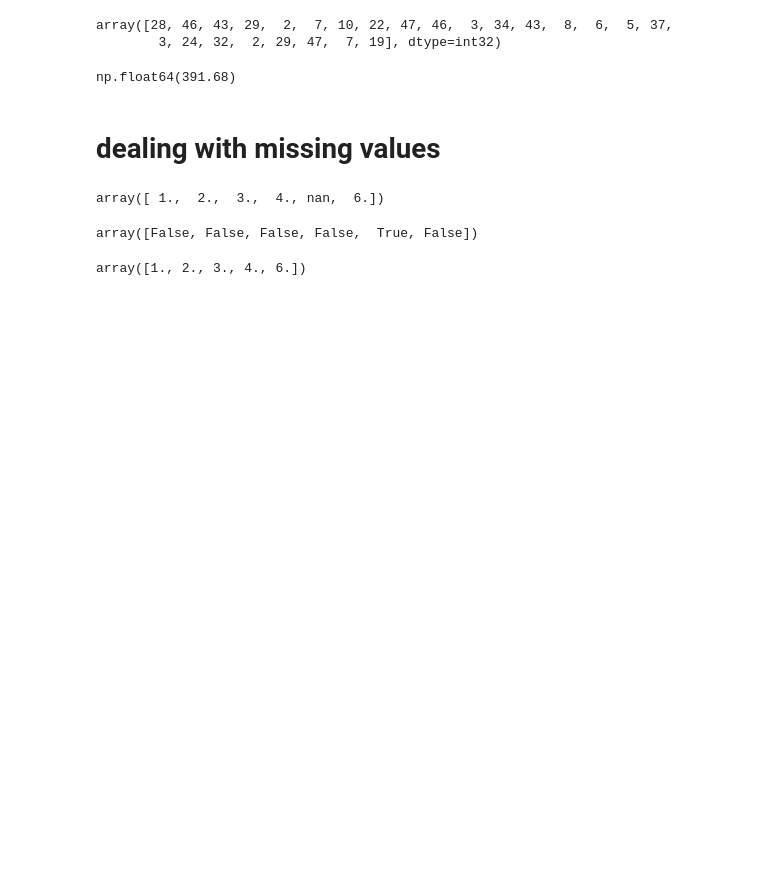
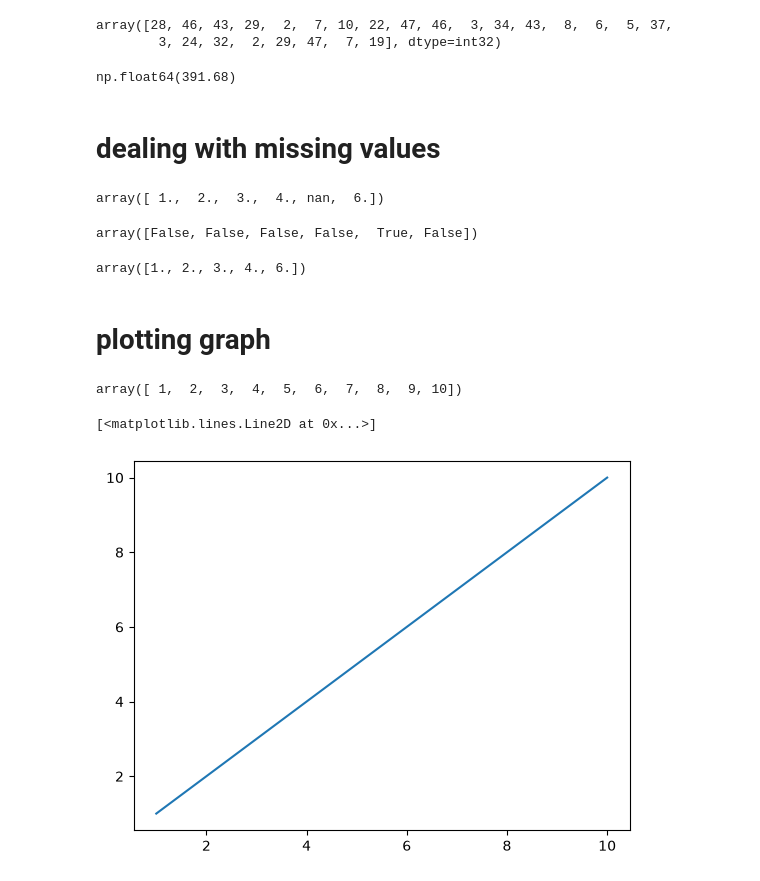
Before and after one commit to MuhammadHuzaifaChaudhary/Numpy-concepts, a Jupyter notebook: numpy vs python list.ipynb, the cells around one changed output. Drawn from its saved outputs; the diff is of its cells as text; code cells hidden in the pictures; blank space fills up the shorter version.

Commit message:
graphs

```diff
--- a/numpy vs python list.ipynb
+++ b/numpy vs python list.ipynb
@@ -260,3 +260,21 @@ a[~ np.isnan(a)]
 # at start we apply not operator so that we can remove that value from our array
 # %% [output]
 array([1., 2., 3., 4., 6.])
+# %% [markdown]
+# plotting graph
+# %%
+# plot the graph
+# x=y
+x=np.arange(1,11)
+x
+y=x
+y
+# %% [output]
+array([ 1,  2,  3,  4,  5,  6,  7,  8,  9, 10])
+# %%
+# now to plot graph
+import matplotlib.pyplot as plt
+plt.plot(x,y)
+# %% [output]
+[<matplotlib.lines.Line2D at 0x...>]
+[figure, added]
```
Also changed, not shown: parts of 2 cells of this notebook.
